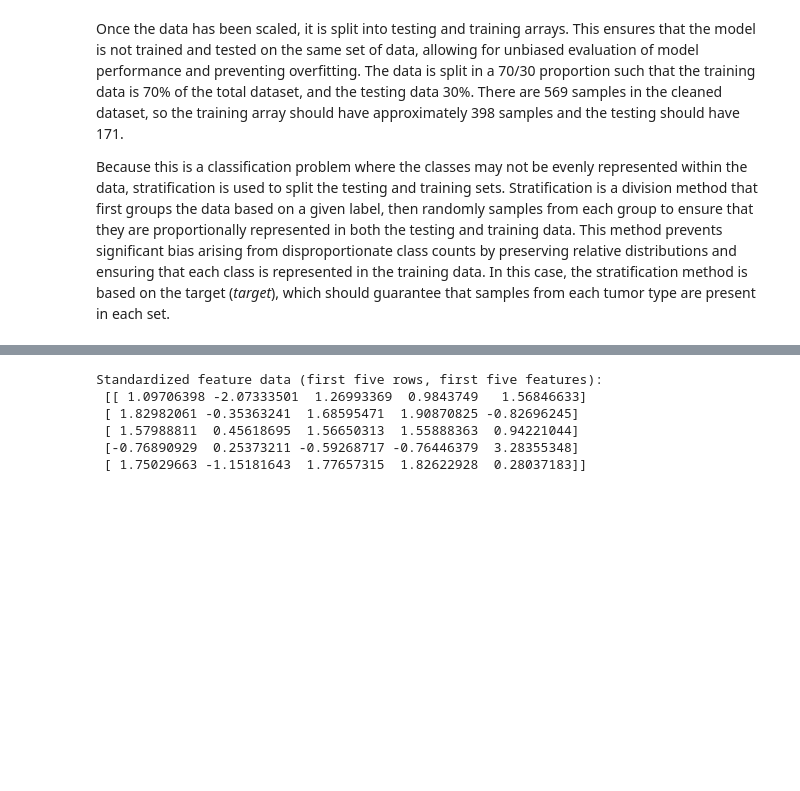
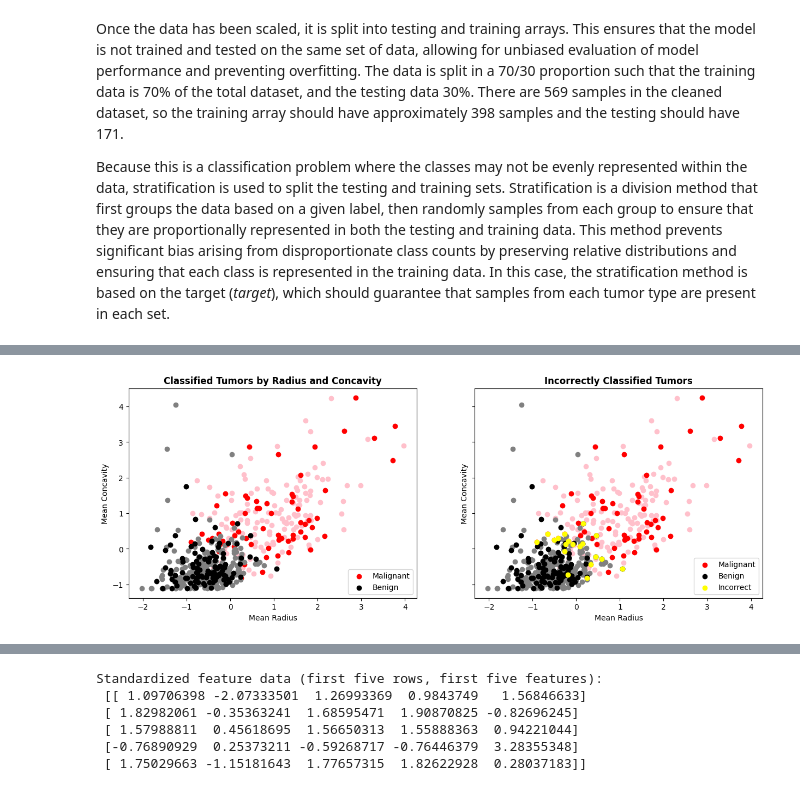
Before and after one commit to emilia-cichocki/CMOR_438_Fall_2025_Emilia, a Jupyter notebook: examples/supervised_learning_examples/logistic_regression/logistic_regression_example.ipynb, the cells around one changed output, grey strips where cells are left out. Saved outputs shown, nothing was run; the diff lists cells and outputs as text; code cells hidden in the pictures; blank space fills up the shorter version.

```diff
--- a/examples/supervised_learning_examples/perceptron/mlp_example.ipynb
+++ b/examples/supervised_learning_examples/logistic_regression/logistic_regression_example.ipynb
@@ -323,12 +156,0 @@ Finally, we explore the effects of varying learning rate on model accuracy.
-# %%
-# Arrays for learning rate and accuracy
-learning_rate_values = np.linspace(0.001, 0.50, 20)
-accuracy_values_learning_rate = np.full(len(learning_rate_values), np.nan)
-
-# Fitting and scoring the model for each learning rate
-for i in range(len(learning_rate_values)):
-    mlp = multilayer_Perceptron(layers = [2, 2, 2, 2, 1], epochs = 1000, learning_rate = learning_rate_values[i])
-    mlp.fit(train_array, train_targets)
-    prob, classes = mlp.prediction(test_array)
-    accuracy = accuracy_score(classes.reshape(-1,), test_targets)
-    accuracy_values_learning_rate[i] = accuracy
@@ -360,0 +178,8 @@ This MLP has the following specifications:
+# %%
+# Fitting the model
+reg = logistic_regression()
+reg.fit(train_array, train_targets)
+
+# Predicting the benign/malignant status of testing data
+prediction = reg.prediction(test_array)
+probs = reg.predict_proba(test_array)
@@ -360,0 +190,34 @@ This MLP has the following specifications:
+# %%
+# Plotting mean radius and concavity for correct and predicted values, color-coded by target
+colors = {0: 'pink', 1: 'gray'}
+colors_2 = {0: 'red', 1: 'black'}
+
+fig, ax = plt.subplots(1, 2, figsize = (15, 5), sharex = True, sharey = True)
+
+for target in np.unique(cancer_status):
+    mask = (cancer_status == target)
+    ax[0].scatter(cancer_data_normal[mask, 0], cancer_data_normal[mask, 1], label = target, color = colors[target])
+    ax[1].scatter(cancer_data_normal[mask, 0], cancer_data_normal[mask, 1], label = target, color = colors[target])
+    mask_new = (test_targets == target)
+    ax[0].scatter(test_array[mask_new, 0], test_array[mask_new, 1], label = target, color = colors_2[target])
+    ax[1].scatter(test_array[mask_new, 0], test_array[mask_new, 1], label = target, color = colors_2[target])
+
+mask_incorrect = (test_targets != prediction)
+ax[1].scatter(test_array[mask_incorrect, 0], test_array[mask_incorrect, 1], label = target, color = 'yellow')
+
+ax[0].set_title("Classified Tumors by Radius and Concavity", fontweight = 'bold')
+ax[1].set_title("Incorrectly Classified Tumors", fontweight = 'bold')
+
+for i in range(2):
+    ax[i].set_xlabel("Mean Radius")
+    ax[i].set_ylabel("Mean Concavity")
+
+handles, labels = plt.gca().get_legend_handles_labels()
+selected_handles = [handles[i] for i in [1, 3]]
+selected_handles_2 = [handles[i] for i in [1, 3, 4]]
+ax[0].legend(handles = selected_handles, labels = ['Malignant', 'Benign'])
+ax[1].legend(handles = selected_handles_2, labels = ['Malignant', 'Benign', 'Incorrect'])
+
+plt.show()
+# %% [output]
+[figure, added]
```
Also changed, not shown: parts of 62 cells of this notebook, 24 other files.
